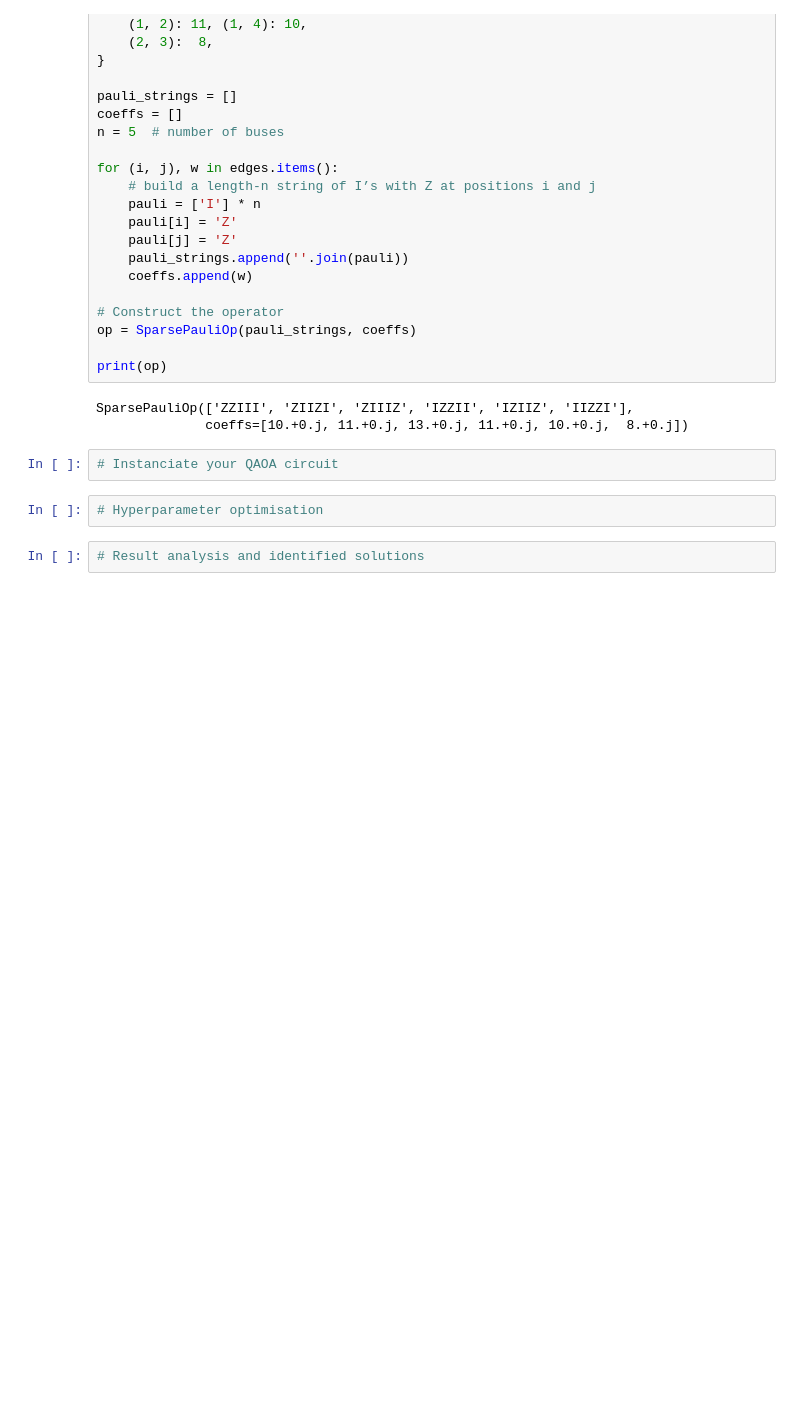
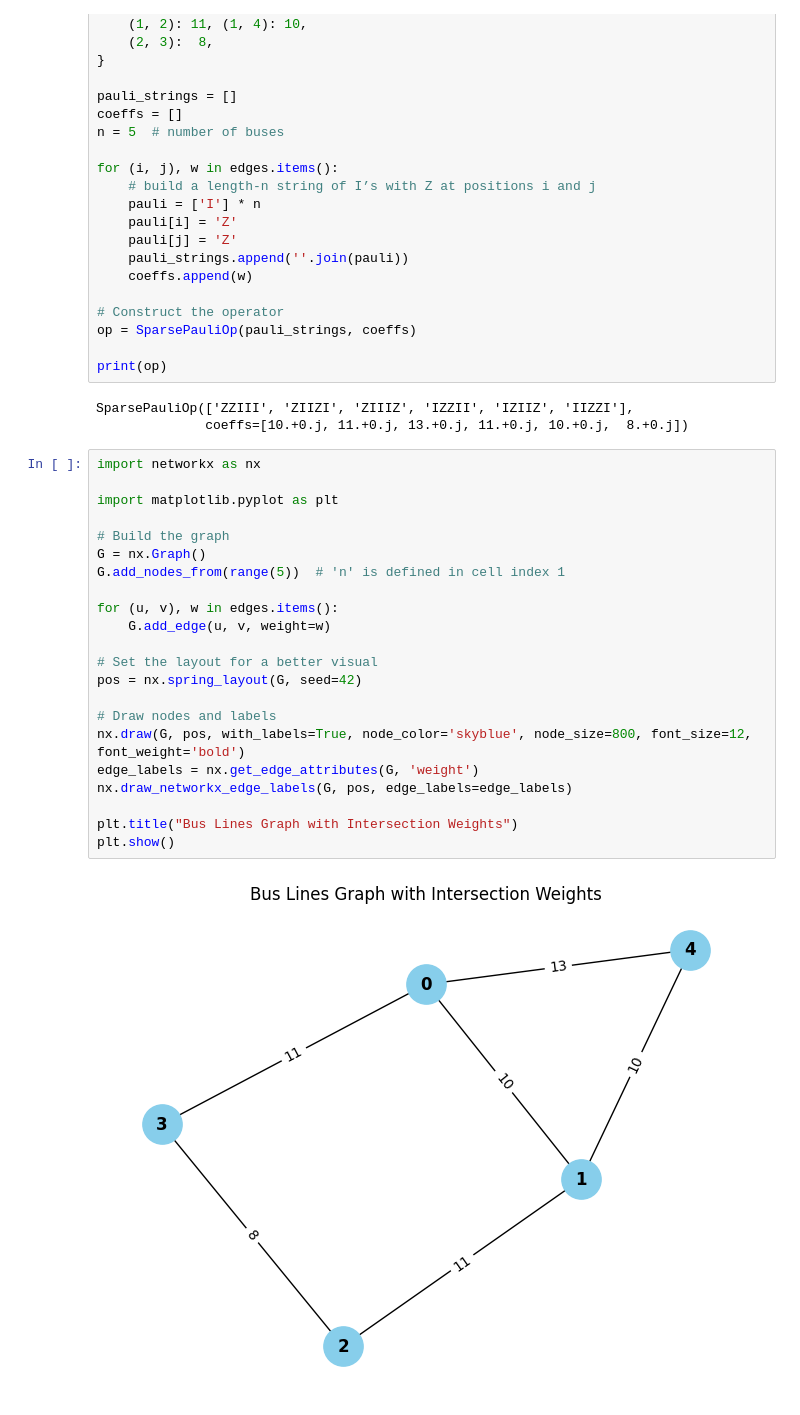
Before and after one commit to fwilhelmy/iqucodefest-2025, a Jupyter notebook: side_quests/qaoa/probleme_2.ipynb, the cells around one changed output. Cells and saved outputs as stored; diff of their text form; blank space fills up the shorter version.

```diff
--- a/side_quests/qaoa/probleme_2.ipynb
+++ b/side_quests/qaoa/probleme_2.ipynb
@@ -58,9 +58,27 @@ print(op)
 # %% [output]
 SparsePauliOp(['ZZIII', 'ZIIZI', 'ZIIIZ', 'IZZII', 'IZIIZ', 'IIZZI'],
               coeffs=[10.+0.j, 11.+0.j, 13.+0.j, 11.+0.j, 10.+0.j,  8.+0.j])
-# %%
-# Instanciate your QAOA circuit
-# %%
-# Hyperparameter optimisation
-# %%
-# Result analysis and identified solutions
+# %%
+import networkx as nx
+
+import matplotlib.pyplot as plt
+
+# Build the graph
+G = nx.Graph()
+G.add_nodes_from(range(5))  # 'n' is defined in cell index 1
+
+for (u, v), w in edges.items():
+    G.add_edge(u, v, weight=w)
+
+# Set the layout for a better visual
+pos = nx.spring_layout(G, seed=42)
+
+# Draw nodes and labels
+nx.draw(G, pos, with_labels=True, node_color='skyblue', node_size=800, font_size=12, font_weight='bold')
+edge_labels = nx.get_edge_attributes(G, 'weight')
+nx.draw_networkx_edge_labels(G, pos, edge_labels=edge_labels)
+
+plt.title("Bus Lines Graph with Intersection Weights")
+plt.show()
+# %% [output]
+[figure, added]
```
Also changed, not shown: 7 other files.
